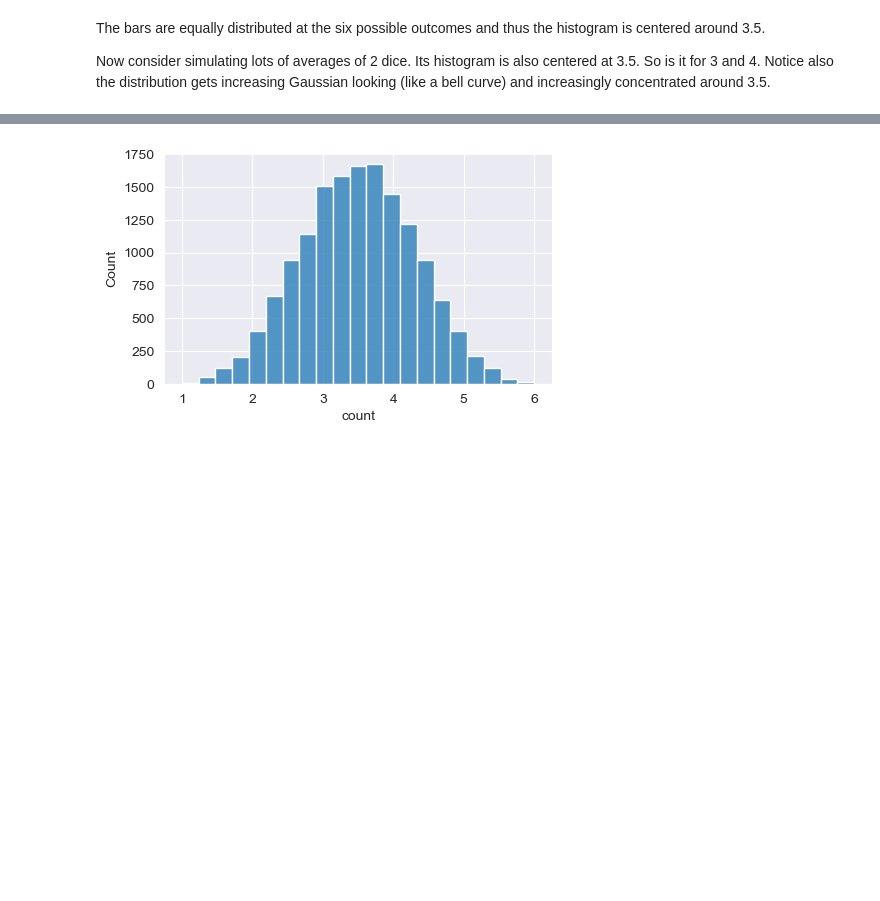
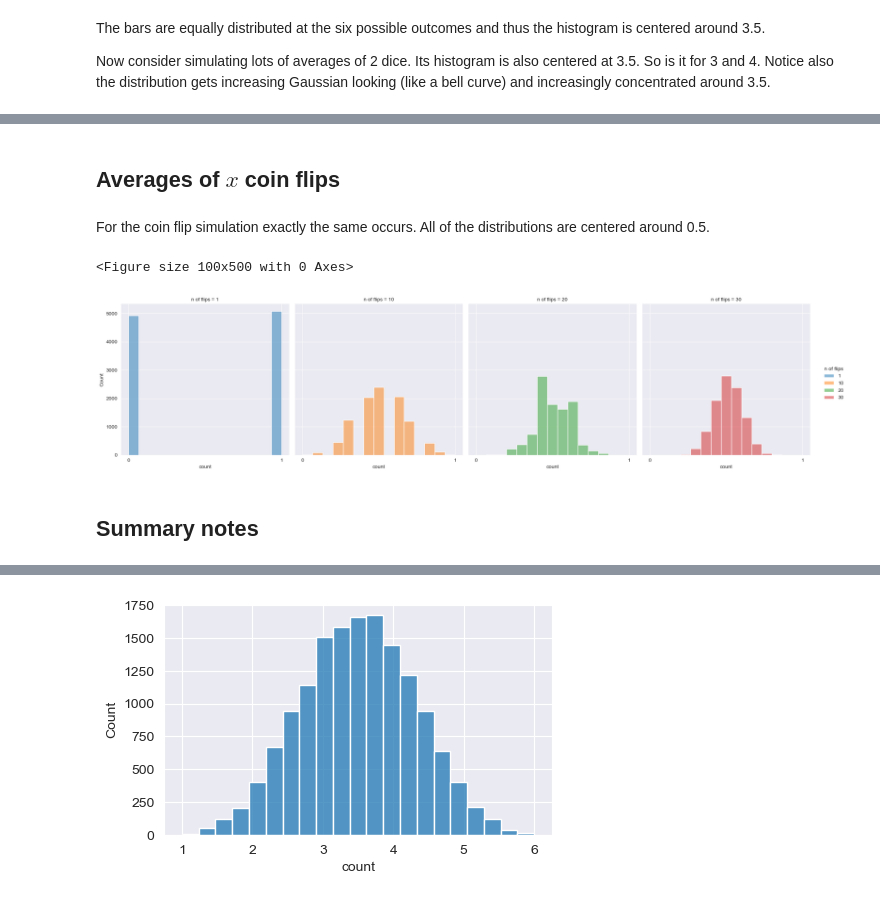
Before and after one commit to pacoraggio/Statistical_Inference, a Jupyter notebook: Expected values/03 Expected Values.ipynb, the cells around one changed output, grey strips where cells are left out. Drawn from its saved outputs; the diff is of its cells as text; code cells hidden in the pictures; blank space fills up the shorter version.

```diff
--- a/Expected values/03 Expected Values.ipynb
+++ b/Expected values/03 Expected Values.ipynb
@@ -309,0 +310,35 @@ plt.xticks(np.arange(1,7));
+# %% [markdown]
+## Averages of $x$ coin flips
+# %% [markdown]
+For the coin flip simulation exactly the same occurs. All of the distributions are centered around 0.5.
+# %%
+n_of_flips = [1,10,20,30]
+n_of_experiments = 10000
+df_experiment = pd.DataFrame(columns=['count', 'n of flips'])
+#means = []
+
+for flip in n_of_flips:
+    means = []
+    for i in np.arange(0,n_of_experiments):
+        means.append(np.random.choice(np.arange(0, 2),
+                                  size = flip,
+                                  replace = True).mean())
+    df_means = pd.DataFrame({'count' : means, 'n of flips': str(flip)})
+    df_experiment=pd.concat([df_experiment, df_means])
+
+# rcParams["figure.figsize"] = (8,5)
+plt.figure(figsize=(1,5));
+
+sns.displot(
+    df_experiment,
+    x = 'count',
+    col = 'n of flips',
+    hue = 'n of flips',
+    bins=15
+);
+plt.xticks(np.arange(0,2));
+# %% [output]
+<Figure size 100x500 with 0 Axes>
+[figure, added]
+# %% [markdown]
+## Summary notes
```
Also changed, not shown: parts of 2 cells of this notebook.
